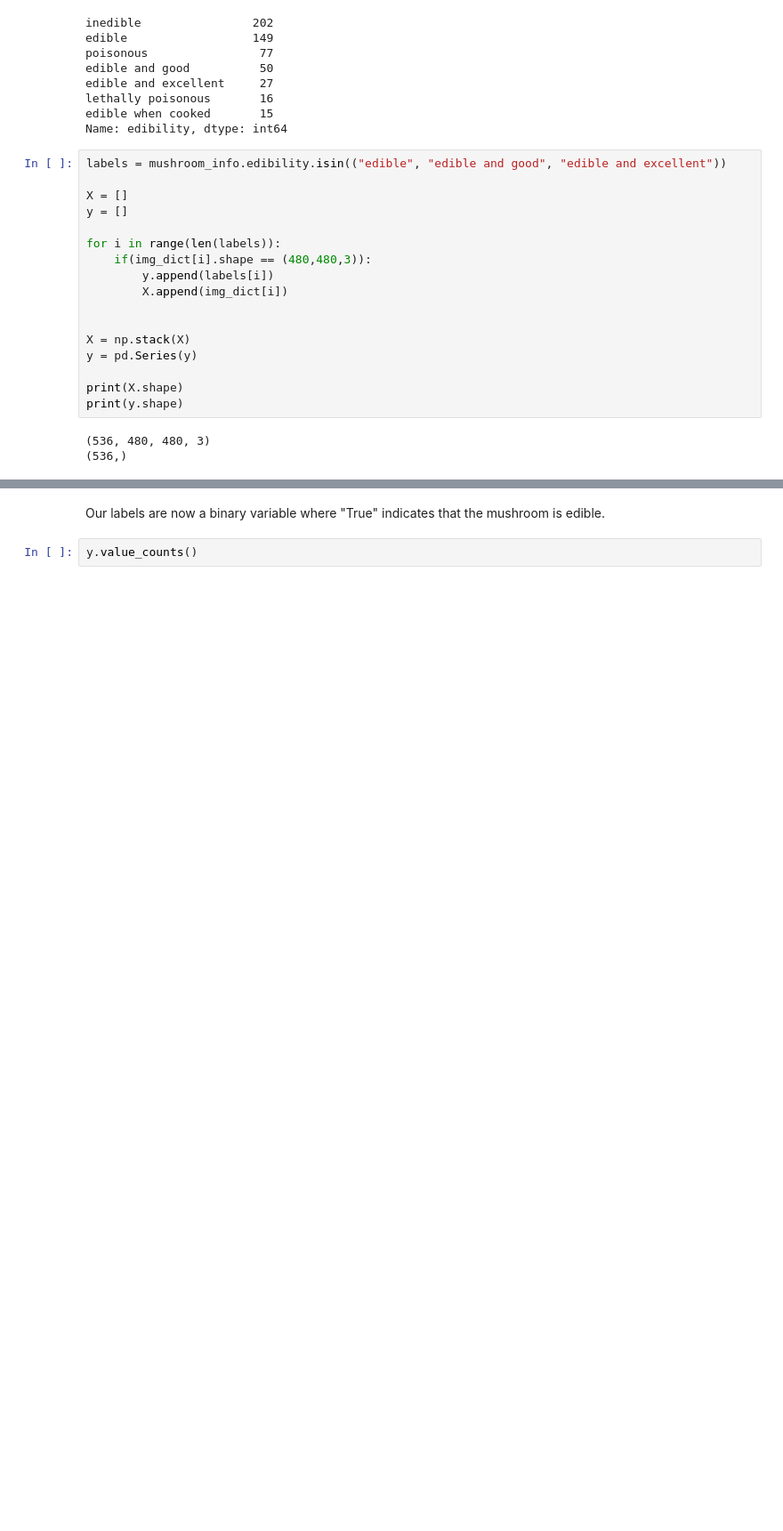
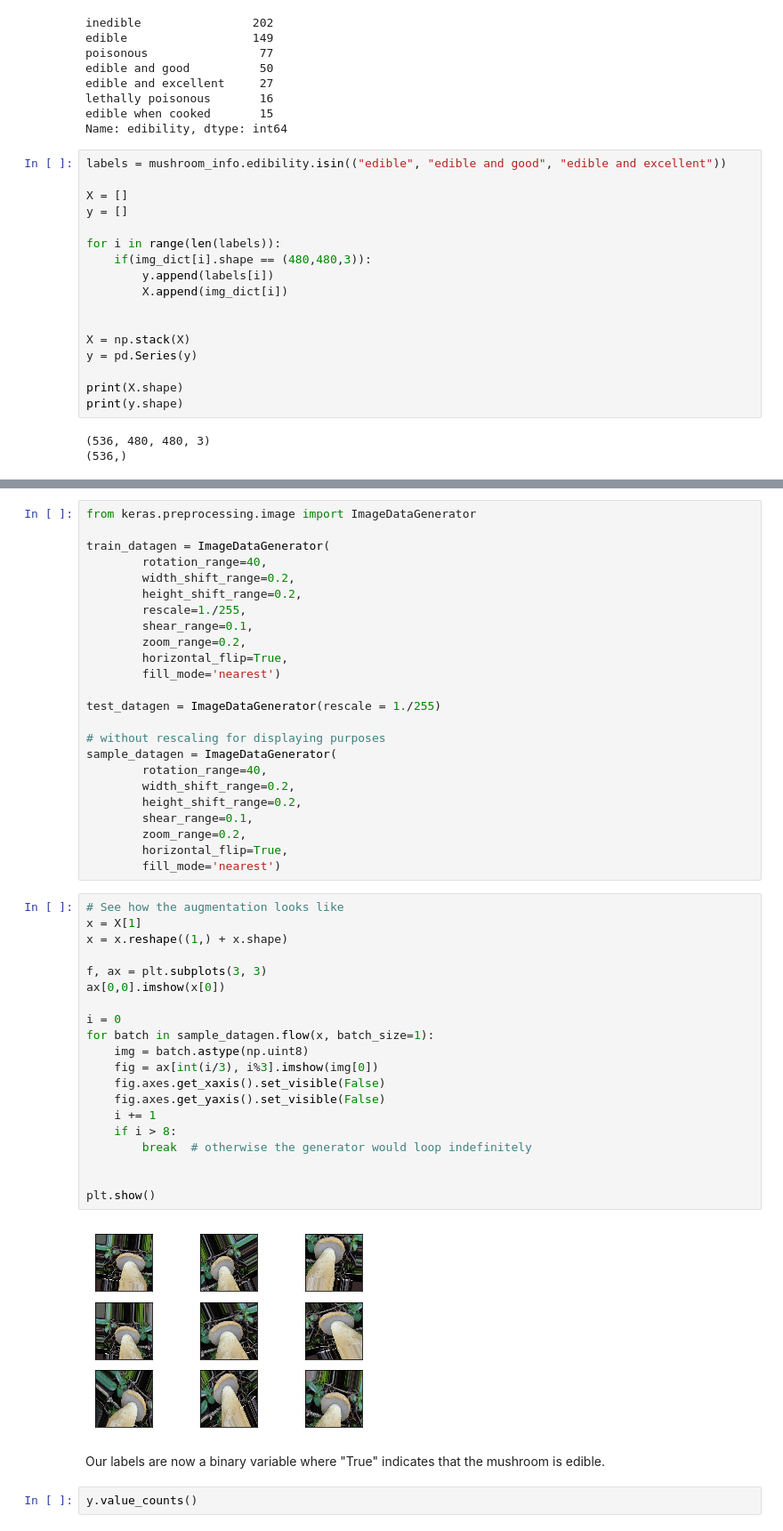
Before and after one commit to TuomoNieminen/deep-shrooms, a Jupyter notebook: deep-shrooms.ipynb, the cells around one changed output, grey strips where cells are left out. Shown: that part at 89% size. Drawn from its saved outputs; the diff is of its cells as text; blank space fills up the shorter version.

```diff
--- a/deep-shrooms.ipynb
+++ b/deep-shrooms.ipynb
@@ -236,3 +214,49 @@ Using TensorFlow backend.
+# %%
+from keras.preprocessing.image import ImageDataGenerator
+
+train_datagen = ImageDataGenerator(
+        rotation_range=40,
+        width_shift_range=0.2,
+        height_shift_range=0.2,
+        rescale=1./255,
+        shear_range=0.1,
+        zoom_range=0.2,
+        horizontal_flip=True,
+        fill_mode='nearest')
+
+test_datagen = ImageDataGenerator(rescale = 1./255)
+
+# without rescaling for displaying purposes
+sample_datagen = ImageDataGenerator(
+        rotation_range=40,
+        width_shift_range=0.2,
+        height_shift_range=0.2,
+        shear_range=0.1,
+        zoom_range=0.2,
+        horizontal_flip=True,
+        fill_mode='nearest')
+# %%
+# See how the augmentation looks like
+x = X[1]
+x = x.reshape((1,) + x.shape)
+
+f, ax = plt.subplots(3, 3)
+ax[0,0].imshow(x[0])
+
+i = 0
+for batch in sample_datagen.flow(x, batch_size=1):
+    img = batch.astype(np.uint8)
+    fig = ax[int(i/3), i%3].imshow(img[0])
+    fig.axes.get_xaxis().set_visible(False)
+    fig.axes.get_yaxis().set_visible(False)
+    i += 1
+    if i > 8:
+        break  # otherwise the generator would loop indefinitely
+
+
+plt.show()
+# %% [output]
+[figure, added]
 # %% [markdown]
 Our labels are now a binary variable where "True" indicates that the mushroom is edible.
 # %%
```
Also changed, not shown: parts of 10 cells of this notebook, 1 other file.
